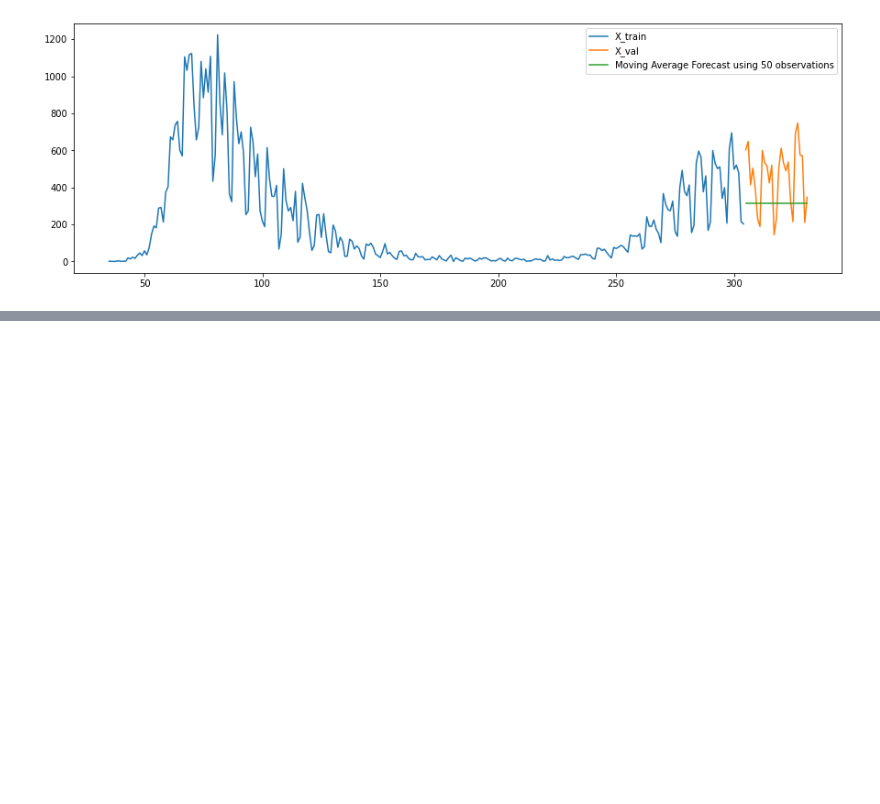
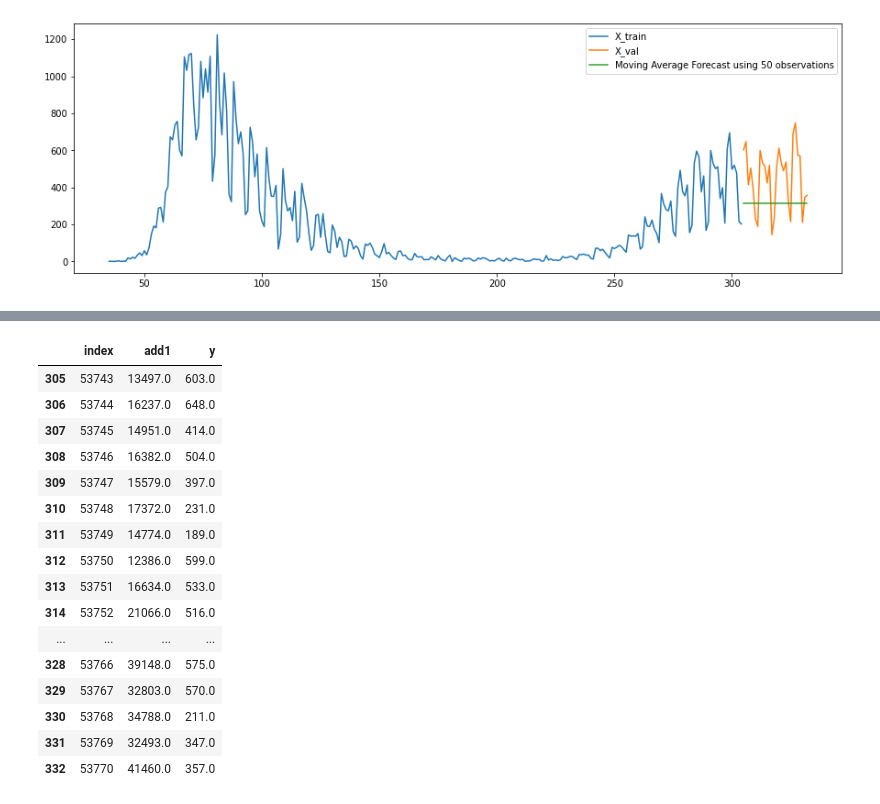
Before and after one commit to TracyRenee61/COV19, a Jupyter notebook: COV19_UK_multivariate_new_deaths.ipynb, the cells around one changed output, grey strips where cells are left out. Cells and saved outputs as stored; diff of their text form; code cells hidden in the pictures; blank space fills up the shorter version.

```diff
--- a/COV19_UK_multivariate_new_deaths.ipynb
+++ b/COV19_UK_multivariate_new_deaths.ipynb
@@ -484,0 +521,21 @@ print(y_hat_avg.iloc[:,-1:])
+# %%
+X_val = X_val.drop(['ds'],axis=1)
+X_val
+# %% [output]
+|  | index | add1 | y |
+| 305 | 53743 | 13497.0 | 603.0 |
+| 306 | 53744 | 16237.0 | 648.0 |
+| 307 | 53745 | 14951.0 | 414.0 |
+| 308 | 53746 | 16382.0 | 504.0 |
+| 309 | 53747 | 15579.0 | 397.0 |
+| 310 | 53748 | 17372.0 | 231.0 |
+| 311 | 53749 | 14774.0 | 189.0 |
+| 312 | 53750 | 12386.0 | 599.0 |
+| 313 | 53751 | 16634.0 | 533.0 |
+| 314 | 53752 | 21066.0 | 516.0 |
+| ... | ... | ... | ... |
+| 328 | 53766 | 39148.0 | 575.0 |
+| 329 | 53767 | 32803.0 | 570.0 |
+| 330 | 53768 | 34788.0 | 211.0 |
+| 331 | 53769 | 32493.0 | 347.0 |
+| 332 | 53770 | 41460.0 | 357.0 |
```
Also changed, not shown: parts of 35 cells of this notebook.
